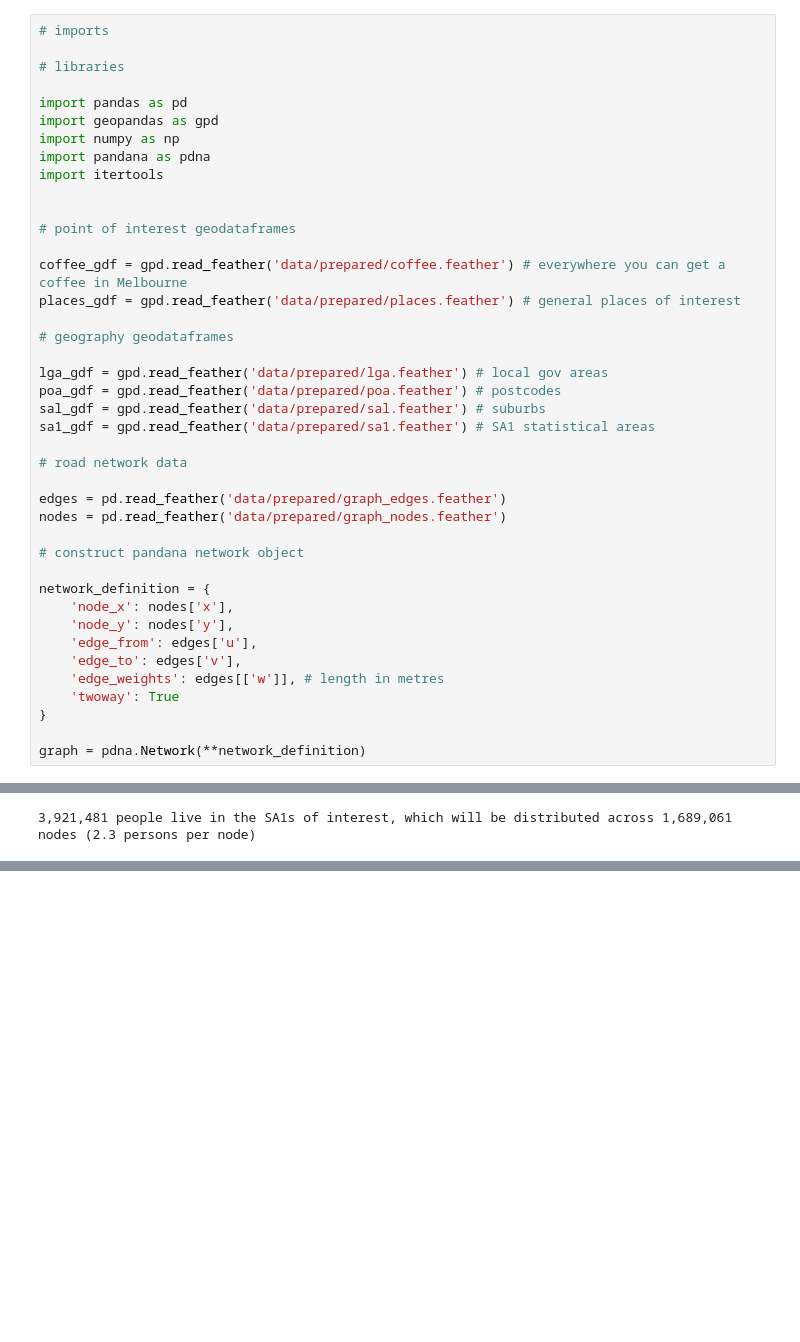
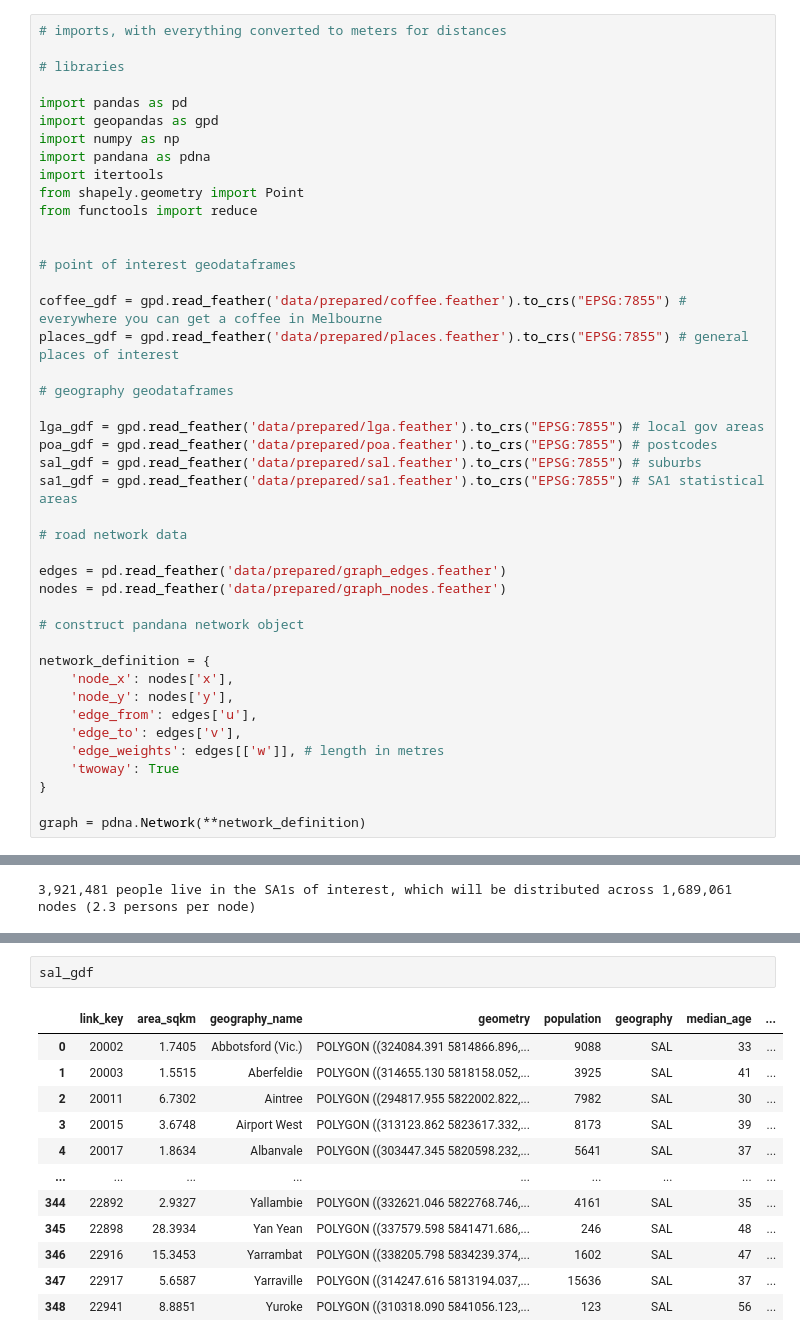
Before and after one commit to tpisel/walkability, a Jupyter notebook: walkability_analysis.ipynb, the cells around one changed output, grey strips where cells are left out. Cells and saved outputs as stored; diff of their text form; blank space fills up the shorter version.

```diff
--- a/walkability_analysis.ipynb
+++ b/walkability_analysis.ipynb
@@ -14,7 +14,7 @@ This requires trips to be generated and analysed:
 5. This minimum distance and count per category are properties of the starting location. Statistics per geographic area can be computed by averaging them across the starting locations in the geography.
 6. The walkability measures can be used in combination with other census data to investigate causal factors and correlates of walkability
 # %%
-# imports
+# imports, with everything converted to meters for distances
 
 # libraries
 
@@ -23,19 +23,21 @@ import geopandas as gpd
 import numpy as np
 import pandana as pdna
 import itertools
+from shapely.geometry import Point
+from functools import reduce
 
 
 # point of interest geodataframes
 
-coffee_gdf = gpd.read_feather('data/prepared/coffee.feather') # everywhere you can get a coffee in Melbourne
-places_gdf = gpd.read_feather('data/prepared/places.feather') # general places of interest
+coffee_gdf = gpd.read_feather('data/prepared/coffee.feather').to_crs("EPSG:7855") # everywhere you can get a coffee in Melbourne
+places_gdf = gpd.read_feather('data/prepared/places.feather').to_crs("EPSG:7855") # general places of interest
 
 # geography geodataframes
 
-lga_gdf = gpd.read_feather('data/prepared/lga.feather') # local gov areas
-poa_gdf = gpd.read_feather('data/prepared/poa.feather') # postcodes
-sal_gdf = gpd.read_feather('data/prepared/sal.feather') # suburbs
-sa1_gdf = gpd.read_feather('data/prepared/sa1.feather') # SA1 statistical areas
+lga_gdf = gpd.read_feather('data/prepared/lga.feather').to_crs("EPSG:7855") # local gov areas
+poa_gdf = gpd.read_feather('data/prepared/poa.feather').to_crs("EPSG:7855") # postcodes
+sal_gdf = gpd.read_feather('data/prepared/sal.feather').to_crs("EPSG:7855") # suburbs
+sa1_gdf = gpd.read_feather('data/prepared/sa1.feather').to_crs("EPSG:7855") # SA1 statistical areas
 
 # road network data
 
@@ -68,0 +262,15 @@ print(f'{sa1_gdf.population.sum():,} people live in the SA1s of interest, which
+# %%
+sal_gdf
+# %% [output]
+|  | link_key | area_sqkm | geography_name | geometry | population | geography | median_age | ... |
+| 0 | 20002 | 1.7405 | Abbotsford (Vic.) | POLYGON ((324084.391 5814866.896,... | 9088 | SAL | 33 | ... |
+| 1 | 20003 | 1.5515 | Aberfeldie | POLYGON ((314655.130 5818158.052,... | 3925 | SAL | 41 | ... |
+| 2 | 20011 | 6.7302 | Aintree | POLYGON ((294817.955 5822002.822,... | 7982 | SAL | 30 | ... |
+| 3 | 20015 | 3.6748 | Airport West | POLYGON ((313123.862 5823617.332,... | 8173 | SAL | 39 | ... |
+| 4 | 20017 | 1.8634 | Albanvale | POLYGON ((303447.345 5820598.232,... | 5641 | SAL | 37 | ... |
+| ... | ... | ... | ... | ... | ... | ... | ... | ... |
+| 344 | 22892 | 2.9327 | Yallambie | POLYGON ((332621.046 5822768.746,... | 4161 | SAL | 35 | ... |
+| 345 | 22898 | 28.3934 | Yan Yean | POLYGON ((337579.598 5841471.686,... | 246 | SAL | 48 | ... |
+| 346 | 22916 | 15.3453 | Yarrambat | POLYGON ((338205.798 5834239.374,... | 1602 | SAL | 47 | ... |
+| 347 | 22917 | 5.6587 | Yarraville | POLYGON ((314247.616 5813194.037,... | 15636 | SAL | 37 | ... |
+| 348 | 22941 | 8.8851 | Yuroke | POLYGON ((310318.090 5841056.123,... | 123 | SAL | 56 | ... |
```
Also changed, not shown: parts of 13 cells of this notebook, 3 other files.
